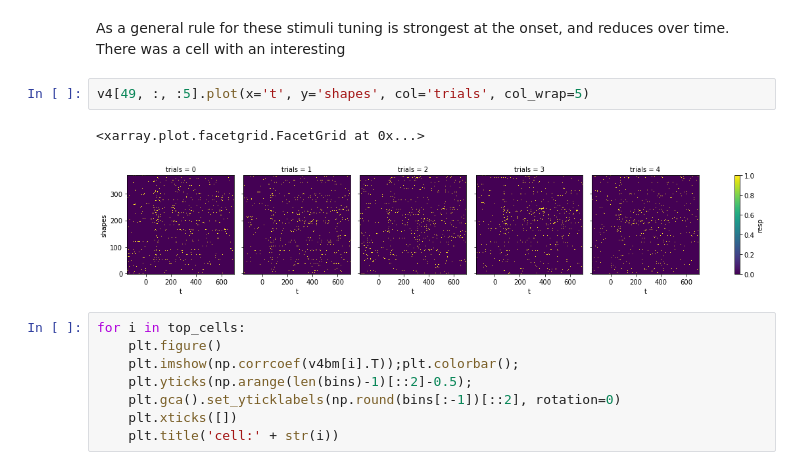
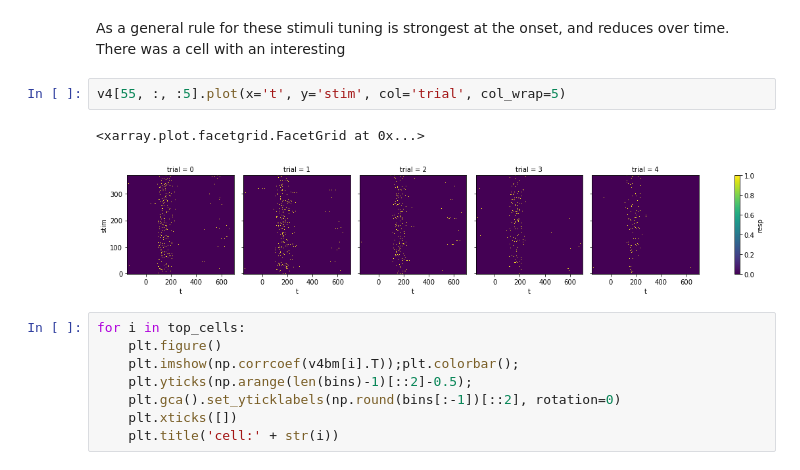
Before and after one commit to deanpospisil/ipython_nb, a Jupyter notebook: Fit of V4 neurons over time.ipynb, the cells around one changed output. Drawn from its saved outputs; the diff is of its cells as text.

```diff
--- a/Fit of V4 neurons over time.ipynb
+++ b/Fit of V4 neurons over time.ipynb
@@ -162,10 +184,10 @@ NameError: name 'beta' is not defined
 # %% [markdown]
 As a general rule for these stimuli tuning is strongest at the onset, and reduces over time. There was a cell with an interesting
 # %%
-v4[49, :, :5].plot(x='t', y='shapes', col='trials', col_wrap=5)
+v4[55, :, :5].plot(x='t', y='stim', col='trial', col_wrap=5)
 # %% [output]
 <xarray.plot.facetgrid.FacetGrid at 0x...>
-[figure, old version]
+[figure, new version]
 # %%
 for i in top_cells:
     plt.figure()
```
Also changed, not shown: parts of 5 cells of this notebook, 1 other file.
